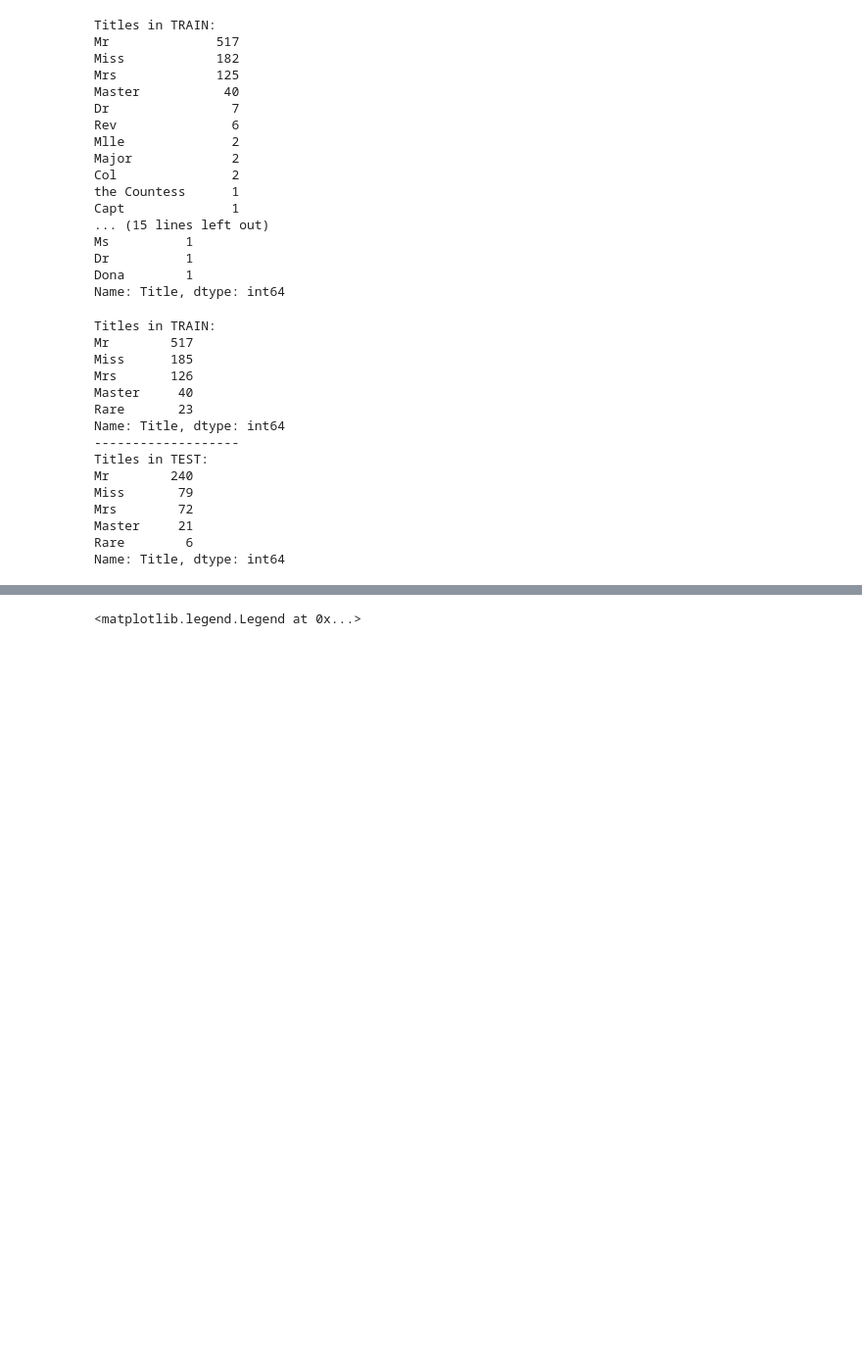
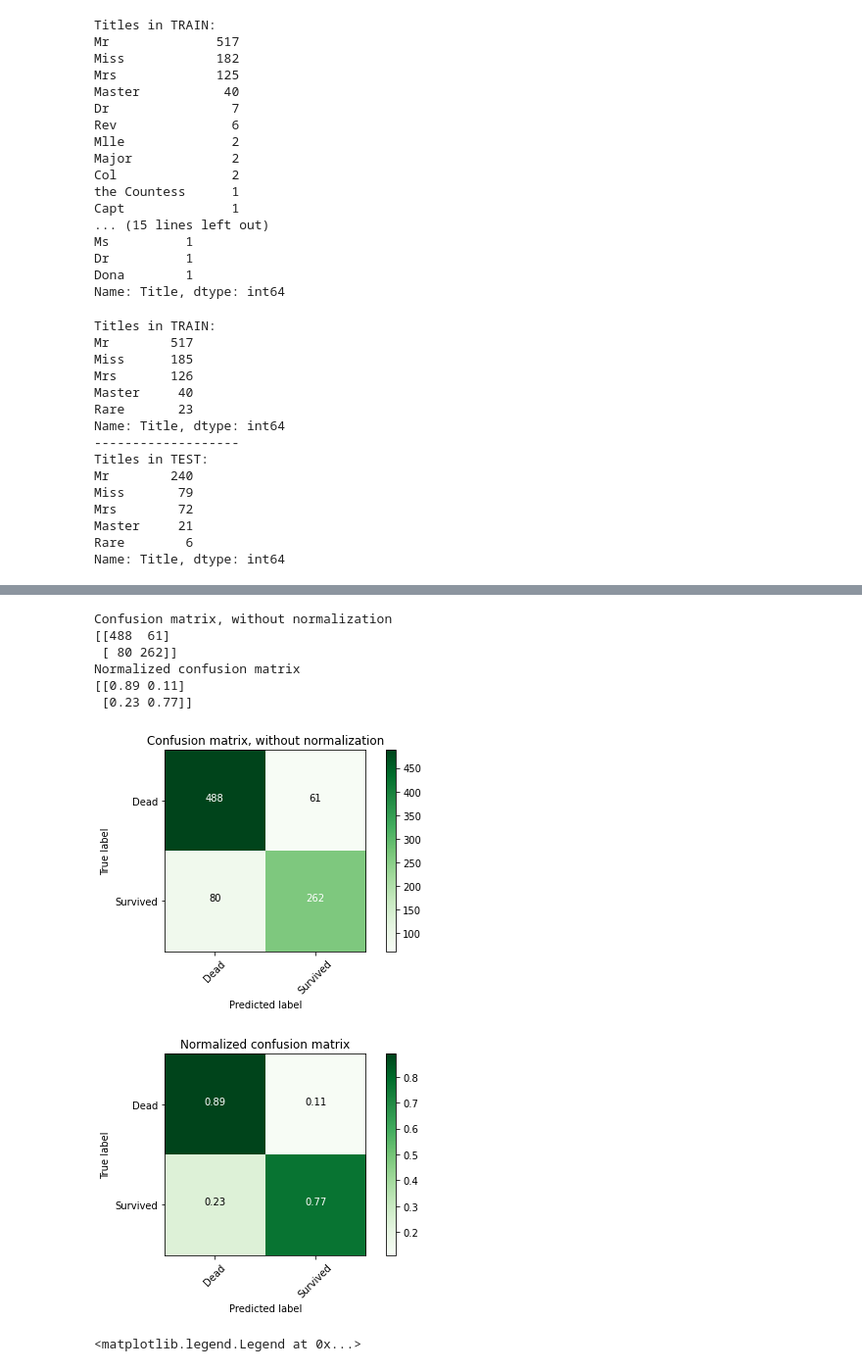
Before and after one commit to AZelenski261/cap4770-final-project, a Jupyter notebook: Final Project/CAP 4770 Final Project Combined Code.ipynb, the cells around one changed output, grey strips where cells are left out. Shown: that part at 98% size. Saved outputs shown, nothing was run; the diff lists cells and outputs as text; code cells hidden in the pictures; blank space fills up the shorter version.

Commit message:
added confusion matrix

```diff
--- a/Final Project/CAP 4770 Final Project Combined Code.ipynb
+++ b/Final Project/CAP 4770 Final Project Combined Code.ipynb
@@ -234,9 +268,11 @@ print(summaryDF.head(10))
 # %%
 print('Scoring Models:')
+results = []
 for classifier in classifiers:
-    cv_split = model_selection.ShuffleSplit(n_splits = 10, test_size = .3, train_size = .6, random_state = 0)
+    cv_split = model_selection.ShuffleSplit(n_splits = 10, test_size = .2, train_size = .8, random_state = 0)
     cv_results = model_selection.cross_validate(classifier[1], preprocessedDatasets[0], trainCopy['Survived'],
-                    cv  = cv_split)
+                    cv  = cv_split, return_estimator=True)
+    results.append(cv_results)
     score = cv_results['test_score'].max()
     print('    ' + classifier[0] + ': ' + str(score))
 # %% [output]
@@ -254,3 +290,62 @@ Scoring Models:
+# %%
+ada_boost_predictions = results[7]['estimator'][8].fit(preprocessedDatasets[0], trainCopy['Survived']).predict(preprocessedDatasets[0])
+# %%
+#Plot Accuracy Summary
+#Credit: http://scikit-learn.org/stable/auto_examples/model_selection/plot_confusion_matrix.html
+import itertools
+def plot_confusion_matrix(cm, classes,
+                          normalize=False,
+                          title='Confusion matrix',
+                          cmap=plt.cm.Greens):
+    if normalize:
+        cm = cm.astype('float') / cm.sum(axis=1)[:, np.newaxis]
+        print("Normalized confusion matrix")
+    else:
+        print('Confusion matrix, without normalization')
+
+    print(cm)
+
+    plt.imshow(cm, interpolation='nearest', cmap=cmap)
+    plt.title(title)
+    plt.colorbar()
+    tick_marks = np.arange(len(classes))
+    plt.xticks(tick_marks, classes, rotation=45)
+    plt.yticks(tick_marks, classes)
+
+    fmt = '.2f' if normalize else 'd'
+    thresh = cm.max() / 2.
+    for i, j in itertools.product(range(cm.shape[0]), range(cm.shape[1])):
+        plt.text(j, i, format(cm[i, j], fmt),
+                 horizontalalignment="center",
+                 color="white" if cm[i, j] > thresh else "black")
+
+    plt.tight_layout()
+    plt.ylabel('True label')
+    plt.xlabel('Predicted label')
+
+# Compute confusion matrix
+cnf_matrix = metrics.confusion_matrix(trainCopy['Survived'], ada_boost_predictions)
+np.set_printoptions(precision=2)
+
+class_names = ['Dead', 'Survived']
+# Plot non-normalized confusion matrix
+plt.figure()
+plot_confusion_matrix(cnf_matrix, classes=class_names,
+                      title='Confusion matrix, without normalization')
+
+# Plot normalized confusion matrix
+plt.figure()
+plot_confusion_matrix(cnf_matrix, classes=class_names, normalize=True,
+                      title='Normalized confusion matrix')
+# %% [output]
+Confusion matrix, without normalization
+[[488  61]
+ [ 80 262]]
+Normalized confusion matrix
+[[0.89 0.11]
+ [0.23 0.77]]
+[figure, added]
+[figure, added]
 # %%
 # Uncomment to save .csv of all results
 #summaryDF.to_csv(path_or_buf='modelSummary ' + datetime.datetime.now().strftime("%Y-%m-%d at %H.%M.%S") + '.csv', header=True, index=False, mode='w')
```
Also changed, not shown: parts of 8 cells of this notebook.
